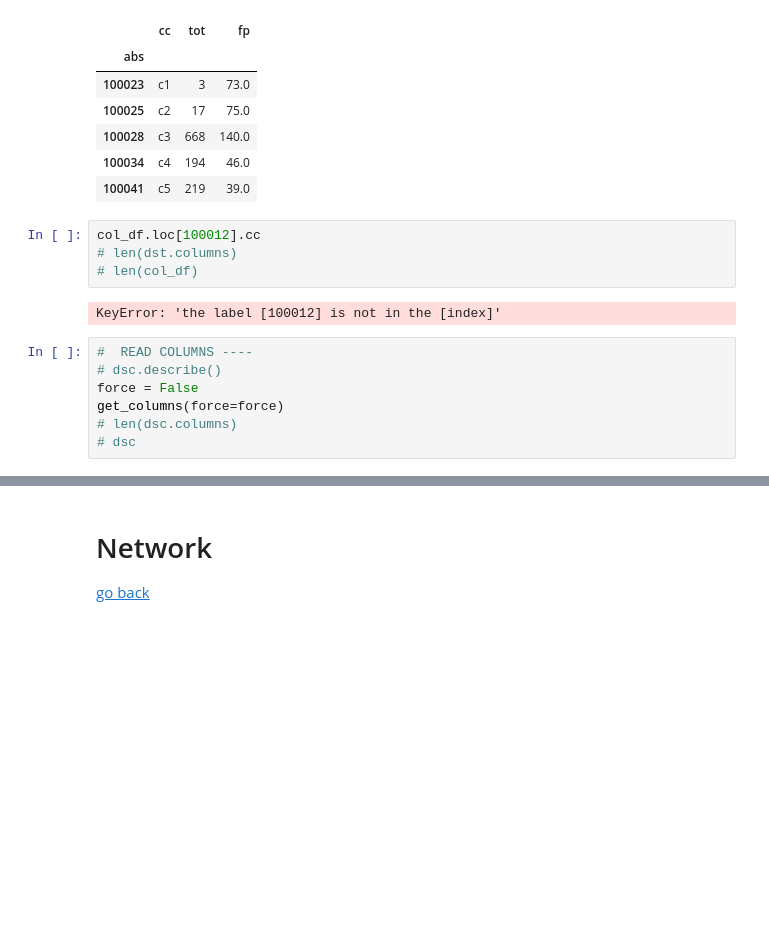
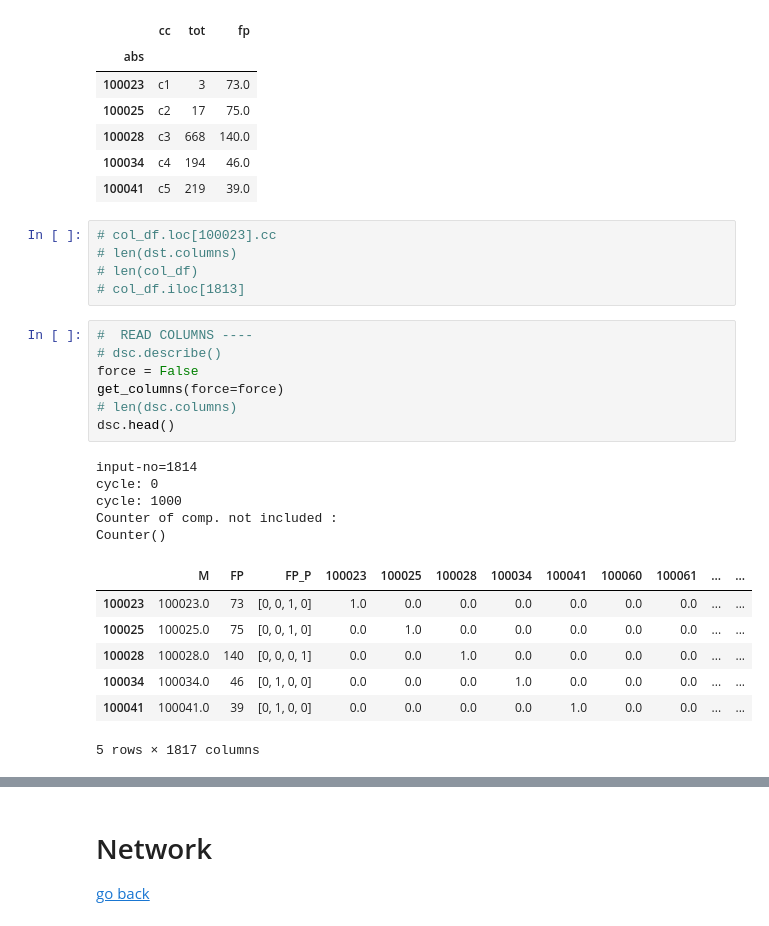
Before and after one commit to davidvela/FL-, a Jupyter notebook: pDev2/FPDL.4.ipynb, the cells around one changed output, grey strips where cells are left out. Drawn from its saved outputs; the diff is of its cells as text; blank space fills up the shorter version.

```diff
--- a/pDev2/FPDL.4.ipynb
+++ b/pDev2/FPDL.4.ipynb
@@ -384,15 +401,27 @@ col_df.head(5)
 | 100034 | c4 | 194 | 46.0 |
 | 100041 | c5 | 219 | 39.0 |
 # %%
-col_df.loc[100012].cc
+# col_df.loc[100023].cc
 # len(dst.columns)
 # len(col_df)
+# col_df.iloc[1813]
-# %% [output]
-KeyError: 'the label [100012] is not in the [index]'
 # %%
 #  READ COLUMNS ----
 # dsc.describe()
 force = False
 get_columns(force=force)
 # len(dsc.columns)
-# dsc
+dsc.head()
+# %% [output]
+input-no=1814
+cycle: 0
+cycle: 1000
+Counter of comp. not included :
+Counter()
+|  | M | FP | FP_P | 100023 | 100025 | 100028 | 100034 | 100041 | 100060 | 100061 | ... | ... |
+| 100023 | 100023.0 | 73 | [0, 0, 1, 0] | 1.0 | 0.0 | 0.0 | 0.0 | 0.0 | 0.0 | 0.0 | ... | ... |
+| 100025 | 100025.0 | 75 | [0, 0, 1, 0] | 0.0 | 1.0 | 0.0 | 0.0 | 0.0 | 0.0 | 0.0 | ... | ... |
+| 100028 | 100028.0 | 140 | [0, 0, 0, 1] | 0.0 | 0.0 | 1.0 | 0.0 | 0.0 | 0.0 | 0.0 | ... | ... |
+| 100034 | 100034.0 | 46 | [0, 1, 0, 0] | 0.0 | 0.0 | 0.0 | 1.0 | 0.0 | 0.0 | 0.0 | ... | ... |
+| 100041 | 100041.0 | 39 | [0, 1, 0, 0] | 0.0 | 0.0 | 0.0 | 0.0 | 1.0 | 0.0 | 0.0 | ... | ... |
+5 rows × 1817 columns
```
Also changed, not shown: parts of 12 cells of this notebook, 3 other files.
